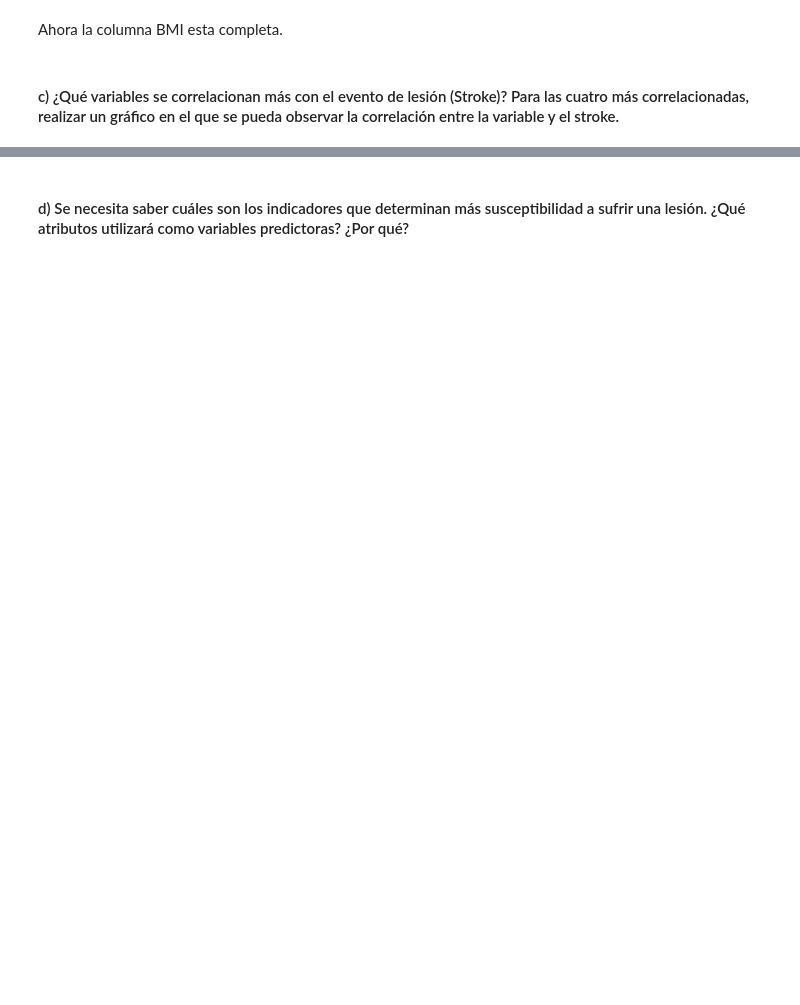
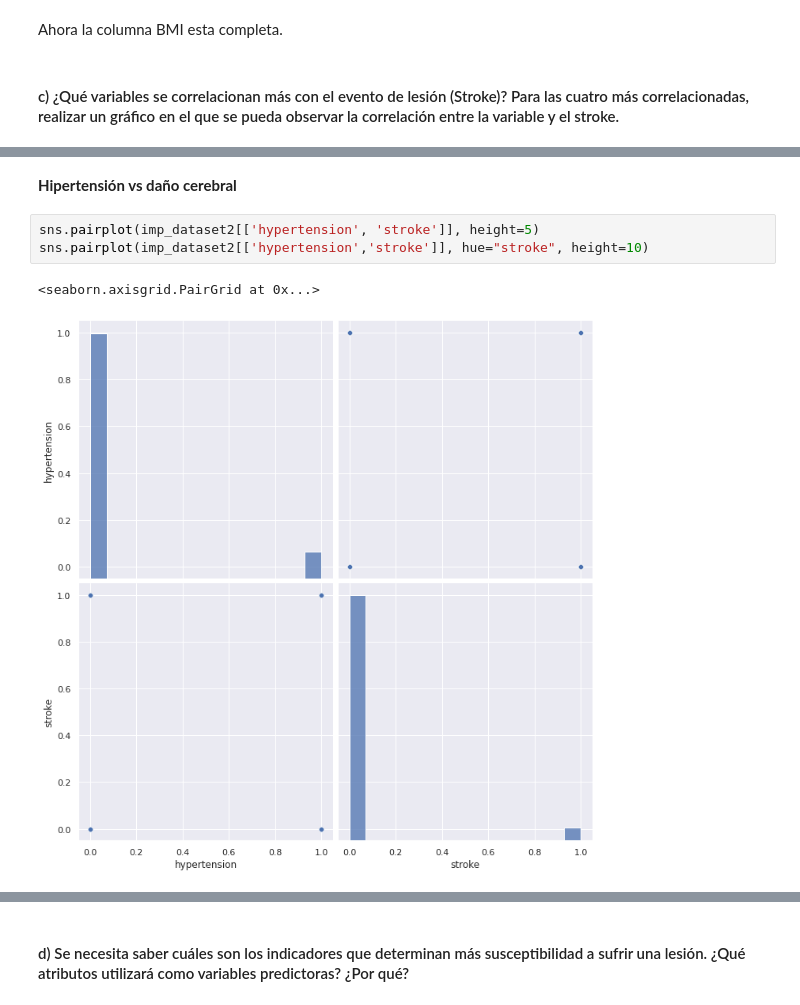
Before and after one commit to magistery-tps/aa-tp1, a Jupyter notebook: notebooks/tp1.ipynb, the cells around one changed output, grey strips where cells are left out. Cells and saved outputs as stored; diff of their text form; blank space fills up the shorter version.

```diff
--- a/notebooks/tp1.ipynb
+++ b/notebooks/tp1.ipynb
@@ -318,0 +367,8 @@ Ahora la columna BMI esta completa.
+# %% [markdown]
+**Hipertensión vs daño cerebral**
+# %%
+sns.pairplot(imp_dataset2[['hypertension', 'stroke']], height=5)
+sns.pairplot(imp_dataset2[['hypertension','stroke']], hue="stroke", height=10)
+# %% [output]
+<seaborn.axisgrid.PairGrid at 0x...>
+[figure, added]
```
Also changed, not shown: parts of 20 cells of this notebook.
